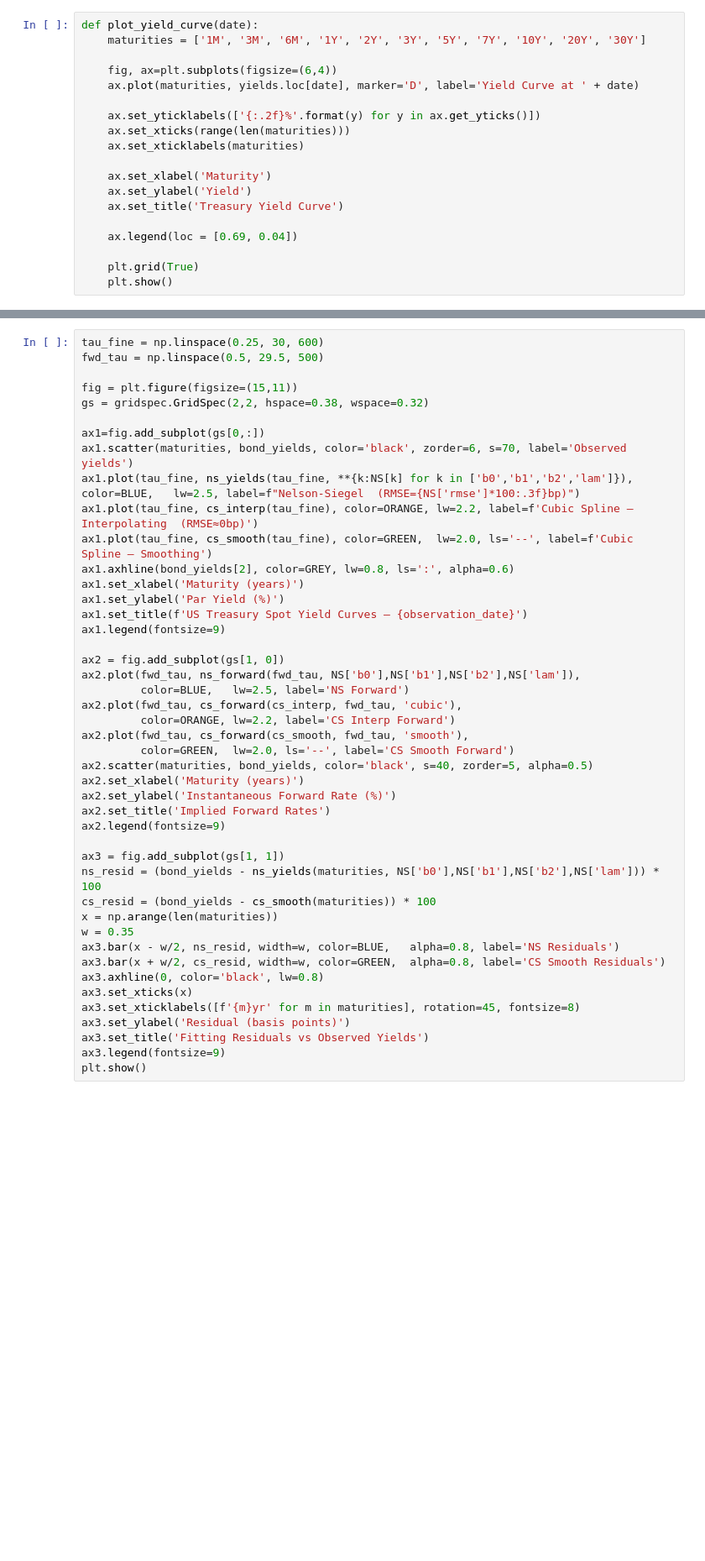
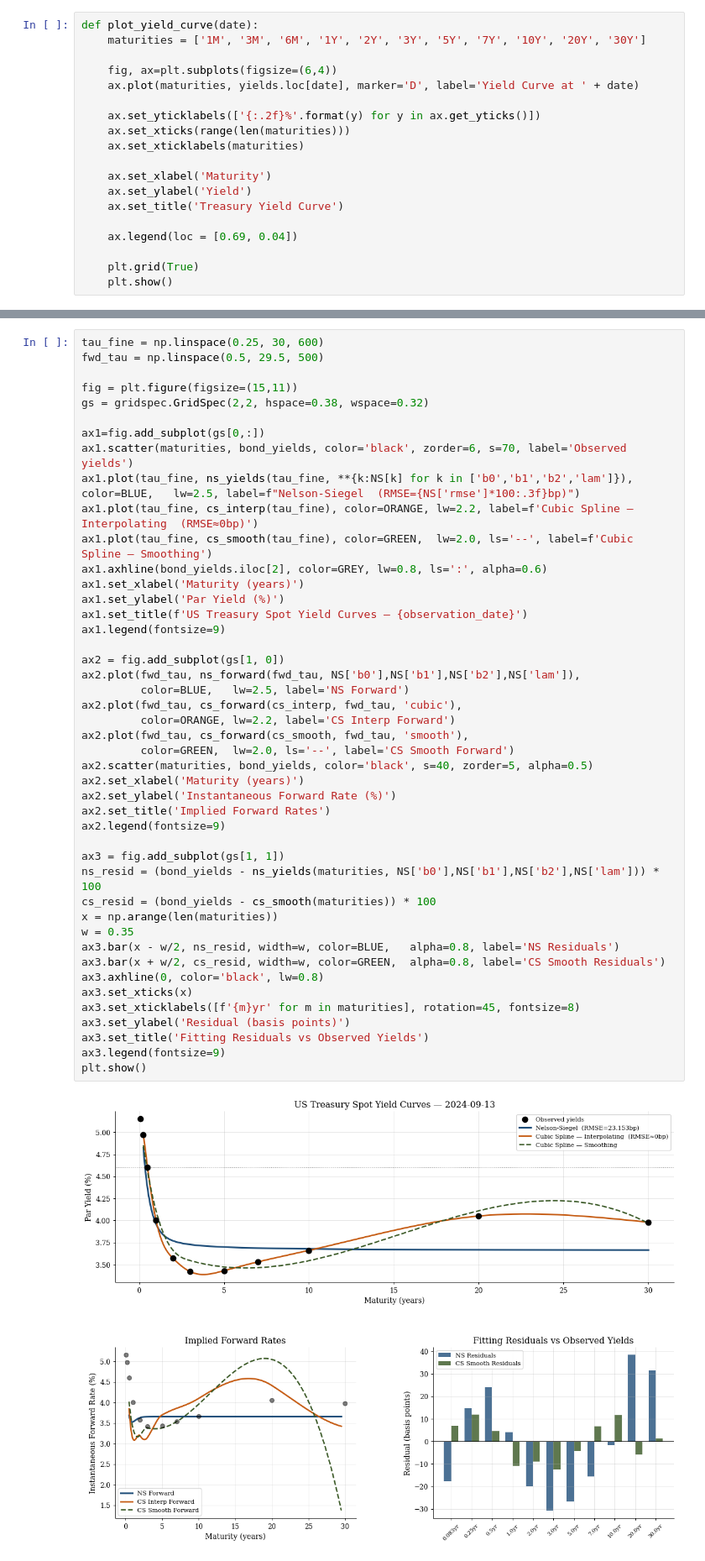
Before and after one commit to sbaijal/Yield-Curve-Modeling, a Jupyter notebook: notebooks/yield-curve-fitting.ipynb, the cells around one changed output, grey strips where cells are left out. Shown at 84% size. Drawn from its saved outputs; the diff is of its cells as text; blank space fills up the shorter version.

```diff
--- a/notebooks/yield-curve-fitting.ipynb
+++ b/notebooks/yield-curve-fitting.ipynb
@@ -91,36 +103,38 @@ ax1.scatter(maturities, bond_yields, color='black', zorder=6, s=70, label='Obser
 ax1.plot(tau_fine, ns_yields(tau_fine, **{k:NS[k] for k in ['b0','b1','b2','lam']}), color=BLUE,   lw=2.5, label=f"Nelson-Siegel  (RMSE={NS['rmse']*100:.3f}bp)")
 ax1.plot(tau_fine, cs_interp(tau_fine), color=ORANGE, lw=2.2, label=f'Cubic Spline — Interpolating  (RMSE≈0bp)')
 ax1.plot(tau_fine, cs_smooth(tau_fine), color=GREEN,  lw=2.0, ls='--', label=f'Cubic Spline — Smoothing')
-ax1.axhline(bond_yields[2], color=GREY, lw=0.8, ls=':', alpha=0.6)
+ax1.axhline(bond_yields.iloc[2], color=GREY, lw=0.8, ls=':', alpha=0.6)
 ax1.set_xlabel('Maturity (years)')
 ax1.set_ylabel('Par Yield (%)')
 ax1.set_title(f'US Treasury Spot Yield Curves — {observation_date}')
 ax1.legend(fontsize=9)
 
 ax2 = fig.add_subplot(gs[1, 0])
 ax2.plot(fwd_tau, ns_forward(fwd_tau, NS['b0'],NS['b1'],NS['b2'],NS['lam']),
          color=BLUE,   lw=2.5, label='NS Forward')
 ax2.plot(fwd_tau, cs_forward(cs_interp, fwd_tau, 'cubic'),
          color=ORANGE, lw=2.2, label='CS Interp Forward')
 ax2.plot(fwd_tau, cs_forward(cs_smooth, fwd_tau, 'smooth'),
          color=GREEN,  lw=2.0, ls='--', label='CS Smooth Forward')
 ax2.scatter(maturities, bond_yields, color='black', s=40, zorder=5, alpha=0.5)
 ax2.set_xlabel('Maturity (years)')
 ax2.set_ylabel('Instantaneous Forward Rate (%)')
 ax2.set_title('Implied Forward Rates')
 ax2.legend(fontsize=9)
 
 ax3 = fig.add_subplot(gs[1, 1])
 ns_resid = (bond_yields - ns_yields(maturities, NS['b0'],NS['b1'],NS['b2'],NS['lam'])) * 100
 cs_resid = (bond_yields - cs_smooth(maturities)) * 100
 x = np.arange(len(maturities))
 w = 0.35
 ax3.bar(x - w/2, ns_resid, width=w, color=BLUE,   alpha=0.8, label='NS Residuals')
 ax3.bar(x + w/2, cs_resid, width=w, color=GREEN,  alpha=0.8, label='CS Smooth Residuals')
 ax3.axhline(0, color='black', lw=0.8)
 ax3.set_xticks(x)
 ax3.set_xticklabels([f'{m}yr' for m in maturities], rotation=45, fontsize=8)
 ax3.set_ylabel('Residual (basis points)')
 ax3.set_title('Fitting Residuals vs Observed Yields')
 ax3.legend(fontsize=9)
 plt.show()
+# %% [output]
+[figure, added]
```
Also changed, not shown: parts of 6 cells of this notebook, 2 other files.
